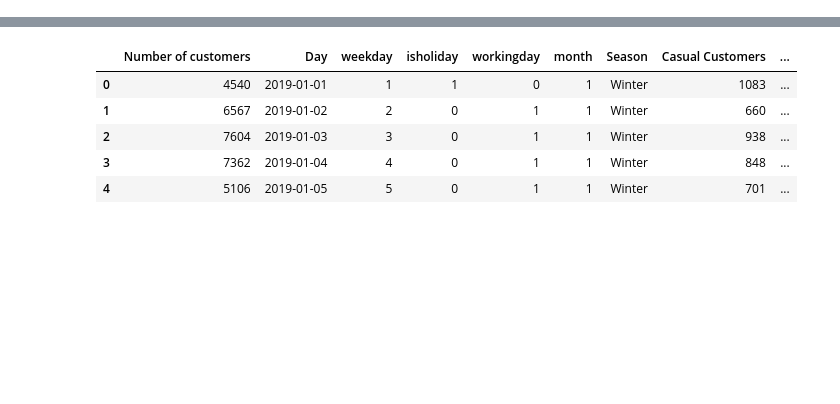
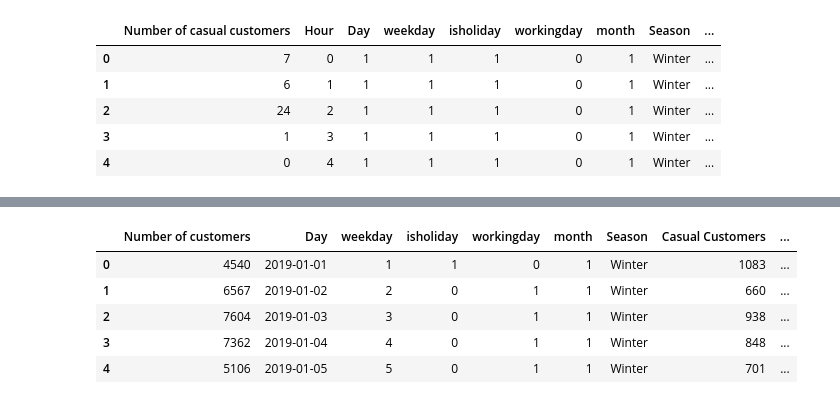
Before and after one commit to beugi19/Capital-Bikeshare, a Jupyter notebook: bike2.ipynb, the cells around one changed output, grey strips where cells are left out. Cells and saved outputs as stored; diff of their text form; code cells hidden in the pictures; blank space fills up the shorter version.

```diff
--- a/bike2.ipynb
+++ b/bike2.ipynb
@@ -106,6 +134,15 @@ cordday=list(casual_data['ordday'])
 cdates=[]
 for j in range(365):
     cdates.append(cordday.count(j))
+# %%
+mordhour=list(member_data['ordhour'])
+mhrs=[]
+for j in range(365*24):
+    mhrs.append(mordhour.count(j))
+cordhour=list(casual_data['ordhour'])
+chrs=[]
+for j in range(365*24):
+    chrs.append(cordhour.count(j))
 # %%
 from pandas import DataFrame
 df2 = DataFrame (mdates,columns=['Number of registered customers'])
@@ -155,0 +217,26 @@ ValueError: The truth value of a Series is ambiguous. Use a.empty, a.bool(), a.i
+# %%
+from pandas import DataFrame
+df5 = DataFrame (chrs,columns=['Number of casual customers'])
+datess=[]
+for j in range(365*24):
+    datess.append(startyear+timedelta(hours=j))
+df5['Hour']=datess
+
+df5['Day']=df5['Hour'].dt.day
+df5['weekday']=(df5['Hour']).dt.weekday
+df5['isholiday']=df5['Hour'].apply(lambda value: 1 if ('20'+(value.strftime("%y-%m-%d")) in us_holidays) else 0)
+df5['workingday'] = df5[['isholiday','weekday']].apply(lambda x: 0 if (x['weekday'] in [6,7] or x['isholiday']==1) else 1, axis=1)
+df5['month']=(df5['Hour']).dt.month
+df5.loc[df5['month']  ==1, 'Season'] = 'Winter'
+df5.loc[df5['month'] ==2, 'Season'] = 'Winter'
+df5.loc[df5['month'] ==12, 'Season'] = 'Winter'
+df5.loc[df5['month'] ==3, 'Season'] = 'Spring'
+df5.loc[df5['month'] ==4, 'Season'] = 'Spring'
+df5.loc[df5['month'] ==5, 'Season'] = 'Spring'
+df5.loc[df5['month'] ==6, 'Season'] = 'Summer'
+df5.loc[df5['month'] ==7, 'Season'] = 'Summer'
+df5.loc[df5['month'] ==8, 'Season'] = 'Summer'
+df5.loc[df5['month'] ==9, 'Season'] = 'Fall'
+df5.loc[df5['month'] ==10, 'Season'] = 'Fall'
+df5.loc[df5['month'] ==11, 'Season'] = 'Fall'
+df5['Hour']=df5['Hour'].dt.hour
@@ -155,0 +256,12 @@ ValueError: The truth value of a Series is ambiguous. Use a.empty, a.bool(), a.i
+# %%
+df5['Number of registered customers']=df4['Number of registered customers']
+df5['Number of total customers']= df5['Number of registered customers']+ df5['Number of casual customers']
+df5['Date and Time']=datetimes
+df5.head()
+# %% [output]
+|  | Number of casual customers | Hour | Day | weekday | isholiday | workingday | month | Season | ... |
+| 0 | 7 | 0 | 1 | 1 | 1 | 0 | 1 | Winter | ... |
+| 1 | 6 | 1 | 1 | 1 | 1 | 0 | 1 | Winter | ... |
+| 2 | 24 | 2 | 1 | 1 | 1 | 0 | 1 | Winter | ... |
+| 3 | 1 | 3 | 1 | 1 | 1 | 0 | 1 | Winter | ... |
+| 4 | 0 | 4 | 1 | 1 | 1 | 0 | 1 | Winter | ... |
```
Also changed, not shown: parts of 23 cells of this notebook.
